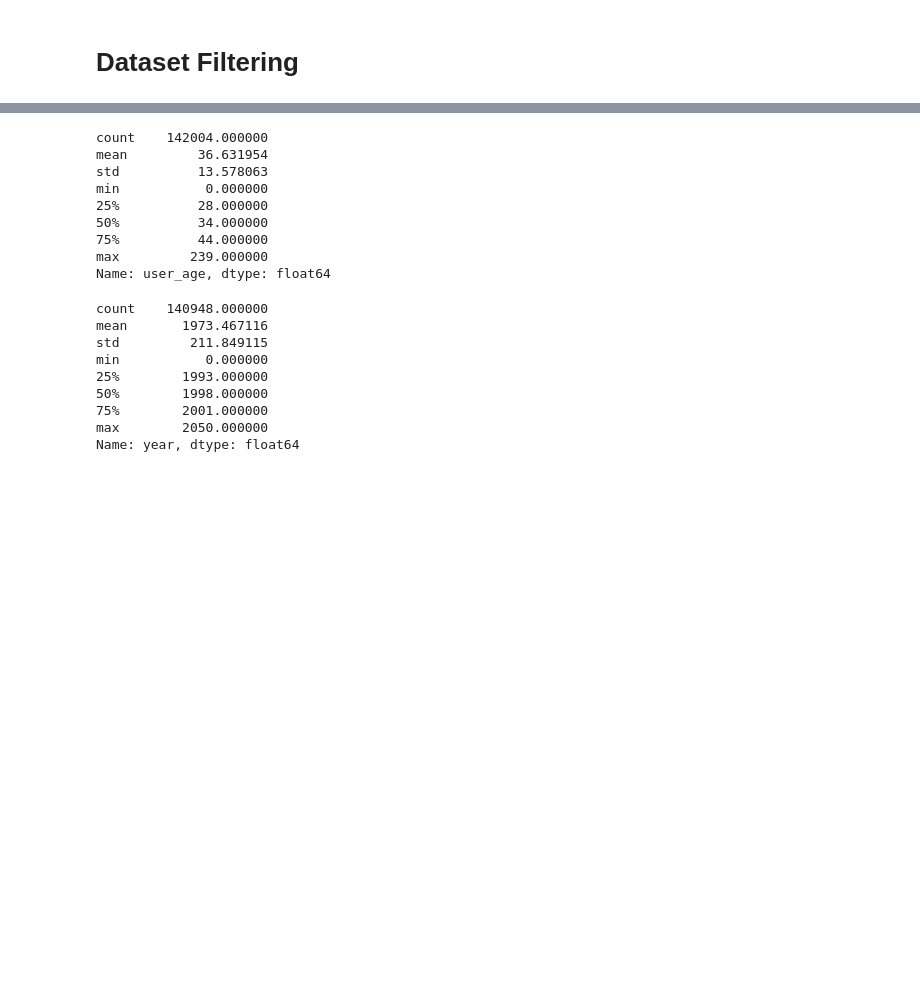
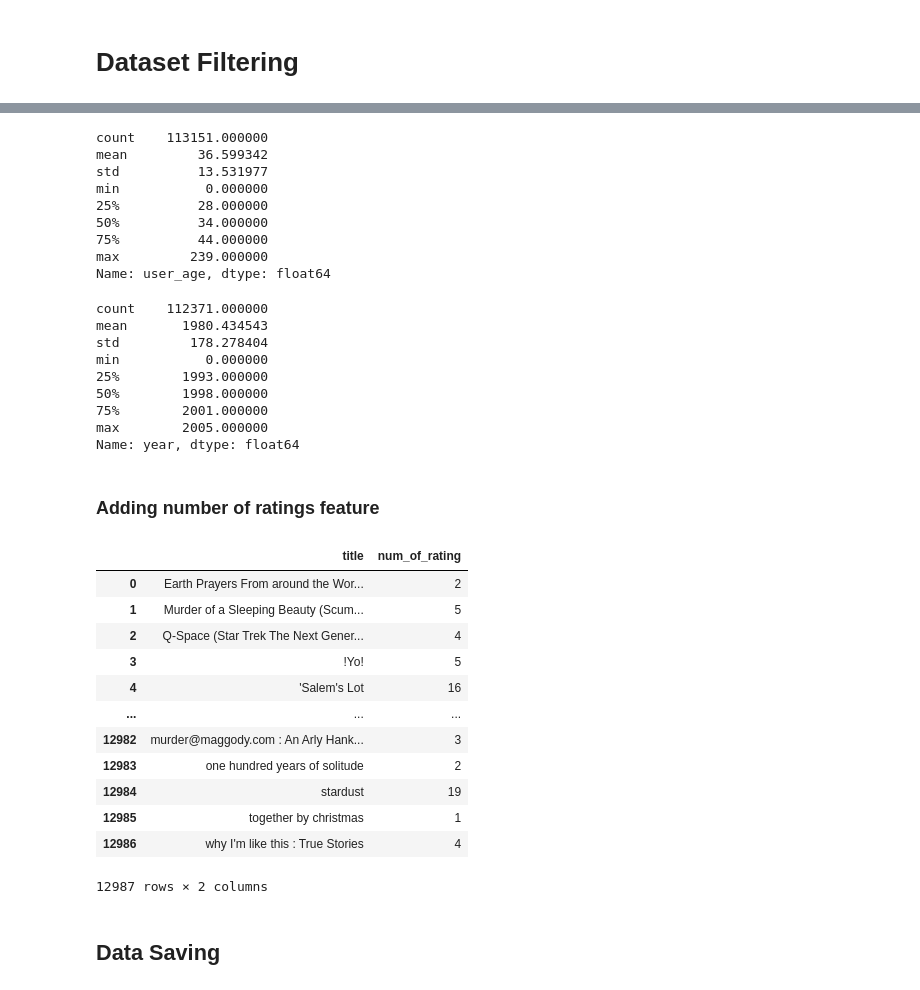
Before and after one commit to AhmedMagdi2003/GTC-Book-Recommendation-System, a Jupyter notebook: data_collecting_prepare/01_data_preparation_and_validation.ipynb, the cells around one changed output, grey strips where cells are left out. Saved outputs shown, nothing was run; the diff lists cells and outputs as text; code cells hidden in the pictures; blank space fills up the shorter version.

```diff
--- a/data_collecting_prepare/01_data_preparation_and_validation.ipynb
+++ b/data_collecting_prepare/01_data_preparation_and_validation.ipynb
@@ -247,7 +238,18 @@ df['user_id'].unique().shape
 # %%
-# -----------------------------
-# 3. Filter users with > 3 ratings
-# -----------------------------
-
-user_counts = df["user_id"].value_counts()
-df = df[df["user_id"].isin(user_counts[user_counts > 3].index)]
+current_shape  = df.shape[0]
+new_shape = 0
+while current_shape != new_shape:
+    current_shape = df.shape[0]
+    # -----------------------------
+    # 1. Minimum ratings per user
+    # -----------------------------
+    user_counts = df["user_id"].value_counts()
+    df = df[df["user_id"].isin(user_counts[user_counts > 2].index)]
+    current_shape = df.shape[0]
+    # -----------------------------
+    # 2. Minimum ratings per book
+    # -----------------------------
+    book_counts = df["isbn"].value_counts()
+    df = df[df["isbn"].isin(book_counts[book_counts > 3].index)]
+    new_shape = df.shape[0]
+    print(f"Current shape: {current_shape}, New shape: {new_shape}")
@@ -292,2 +261,0 @@ num_rating.head()
-# %%
-df = df.merge(num_rating , on = "title")
@@ -307,2 +261,0 @@ df.shape
-# %%
-df = df[df['num_of_rating'] > 2]
@@ -318,9 +262,9 @@ df.head()
 # %%
 df['user_age'].describe()
 # %% [output]
-count    142004.000000
-mean         36.631954
-std          13.578063
+count    113151.000000
+mean         36.599342
+std          13.531977
 min           0.000000
 25%          28.000000
 50%          34.000000
@@ -336,14 +280,14 @@ df = df[(df['user_age'] >= 10) & (df['user_age'] <= 100)]
 df["year"] = pd.to_numeric(df["year"], errors="coerce")
 df['year'].describe()
 # %% [output]
-count    140948.000000
-mean       1973.467116
-std         211.849115
+count    112371.000000
+mean       1980.434543
+std         178.278404
 min           0.000000
 25%        1993.000000
 50%        1998.000000
 75%        2001.000000
-max        2050.000000
+max        2005.000000
 Name: year, dtype: float64
 # %%
 # -----------------------------
@@ -351,3 +295,24 @@ Name: year, dtype: float64
 # -----------------------------
 df["year"] = pd.to_numeric(df["year"], errors="coerce")
 df = df[((df["year"] >= 1500) & (df["year"] <= 2025))]
+# %% [markdown]
+### Adding number of ratings feature
+# %%
+num_rating = df.groupby('title')['book_rating'].count().reset_index()
+num_rating.rename(columns= {
+    "book_rating":"num_of_rating"},inplace=True)
+num_rating
+# %% [output]
+|  | title | num_of_rating |
+| 0 | Earth Prayers From around the Wor... | 2 |
+| 1 | Murder of a Sleeping Beauty (Scum... | 5 |
+| 2 | Q-Space (Star Trek The Next Gener... | 4 |
+| 3 | !Yo! | 5 |
+| 4 | 'Salem's Lot | 16 |
+| ... | ... | ... |
+| 12982 | murder@maggody.com : An Arly Hank... | 3 |
+| 12983 | one hundred years of solitude | 2 |
+| 12984 | stardust | 19 |
+| 12985 | together by christmas | 1 |
+| 12986 | why I'm like this : True Stories | 4 |
+12987 rows × 2 columns
@@ -354,3 +321,5 @@ df = df[((df["year"] >= 1500) & (df["year"] <= 2025))]
+# %% [markdown]
+## Data Saving
 # %%
 df.info()
 # %% [output]
```
Also changed, not shown: parts of 18 cells of this notebook, 2 other files.
